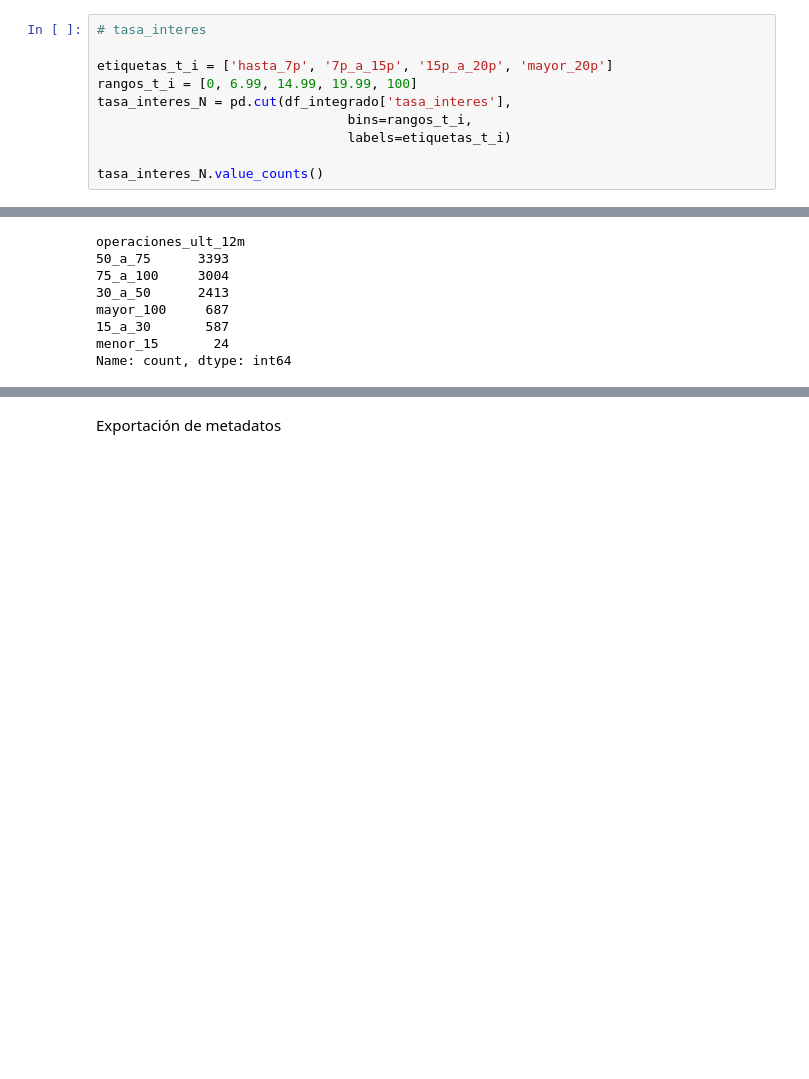
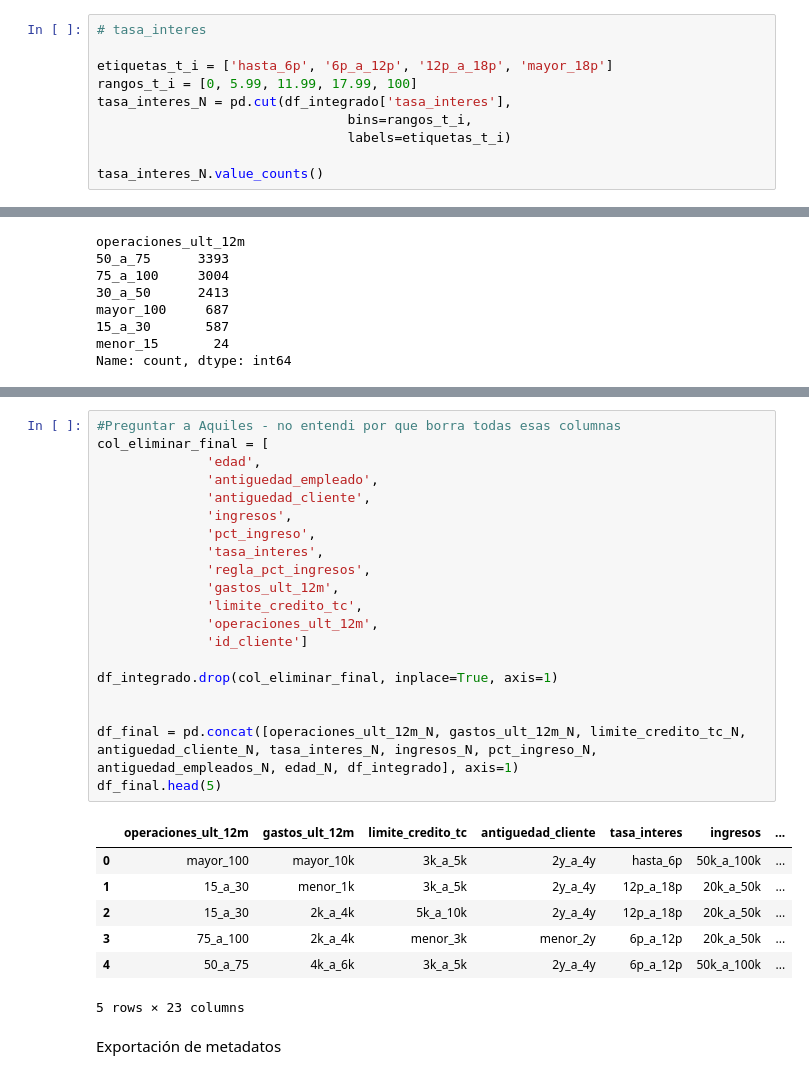
Before and after one commit to Joseluis0709/13MBID-Abr23, a Jupyter notebook: notebooks/02-Preparacion-Datos/PD01-Transformaciones.ipynb, the cells around one changed output, grey strips where cells are left out. Saved outputs shown, nothing was run; the diff lists cells and outputs as text; blank space fills up the shorter version.

```diff
--- a/notebooks/02-Preparacion-Datos/PD01-Transformaciones.ipynb
+++ b/notebooks/02-Preparacion-Datos/PD01-Transformaciones.ipynb
@@ -372,8 +384,8 @@ Name: count, dtype: int64
 # %%
 # tasa_interes
 
-etiquetas_t_i = ['hasta_7p', '7p_a_15p', '15p_a_20p', 'mayor_20p']
-rangos_t_i = [0, 6.99, 14.99, 19.99, 100]
+etiquetas_t_i = ['hasta_6p', '6p_a_12p', '12p_a_18p', 'mayor_18p']
+rangos_t_i = [0, 5.99, 11.99, 17.99, 100]
 tasa_interes_N = pd.cut(df_integrado['tasa_interes'],
                                 bins=rangos_t_i,
                                 labels=etiquetas_t_i)
@@ -460,2 +483,30 @@ Name: count, dtype: int64
+# %%
+#Preguntar a Aquiles - no entendi por que borra todas esas columnas
+col_eliminar_final = [
+              'edad',
+              'antiguedad_empleado',
+              'antiguedad_cliente',
+              'ingresos',
+              'pct_ingreso',
+              'tasa_interes',
+              'regla_pct_ingresos',
+              'gastos_ult_12m',
+              'limite_credito_tc',
+              'operaciones_ult_12m',
+              'id_cliente']
+
+df_integrado.drop(col_eliminar_final, inplace=True, axis=1)
+
+
+df_final = pd.concat([operaciones_ult_12m_N, gastos_ult_12m_N, limite_credito_tc_N, antiguedad_cliente_N, tasa_interes_N, ingresos_N, pct_ingreso_N, antiguedad_empleados_N, edad_N, df_integrado], axis=1)
+df_final.head(5)
+# %% [output]
+|  | operaciones_ult_12m | gastos_ult_12m | limite_credito_tc | antiguedad_cliente | tasa_interes | ingresos | ... |
+| 0 | mayor_100 | mayor_10k | 3k_a_5k | 2y_a_4y | hasta_6p | 50k_a_100k | ... |
+| 1 | 15_a_30 | menor_1k | 3k_a_5k | 2y_a_4y | 12p_a_18p | 20k_a_50k | ... |
+| 2 | 15_a_30 | 2k_a_4k | 5k_a_10k | 2y_a_4y | 12p_a_18p | 20k_a_50k | ... |
+| 3 | 75_a_100 | 2k_a_4k | menor_3k | menor_2y | 6p_a_12p | 20k_a_50k | ... |
+| 4 | 50_a_75 | 4k_a_6k | 3k_a_5k | 2y_a_4y | 6p_a_12p | 50k_a_100k | ... |
+5 rows × 23 columns
 # %% [markdown]
 Exportación de metadatos
```
Also changed, not shown: parts of 3 cells of this notebook.
